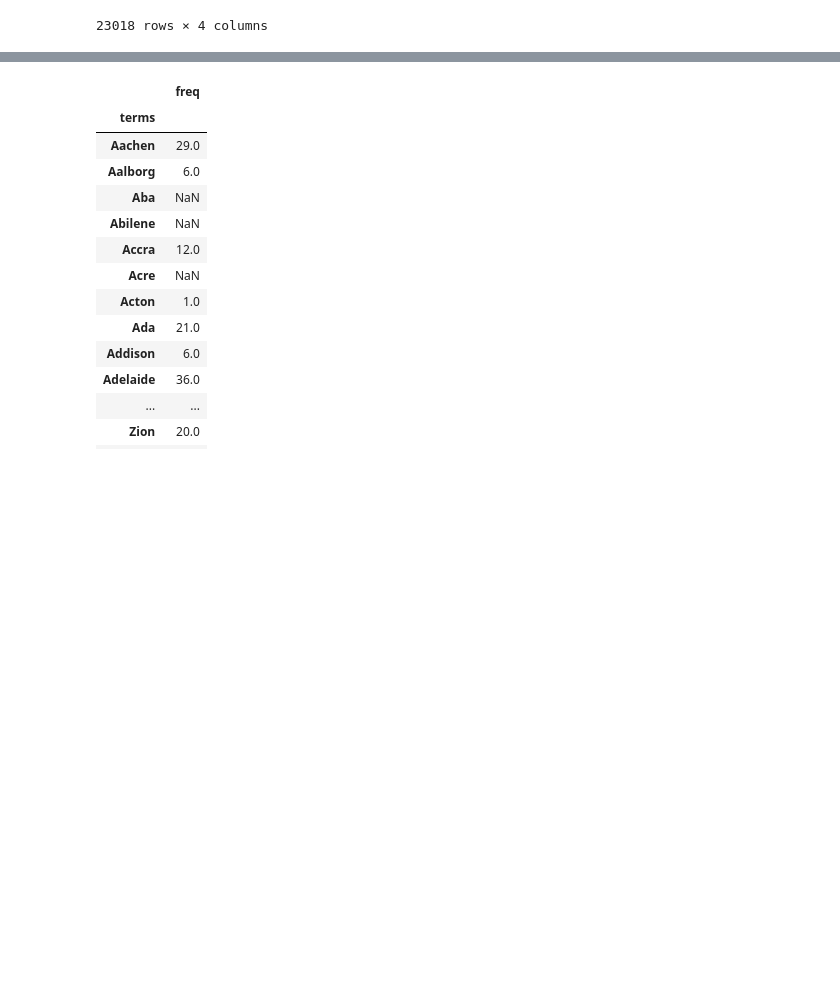
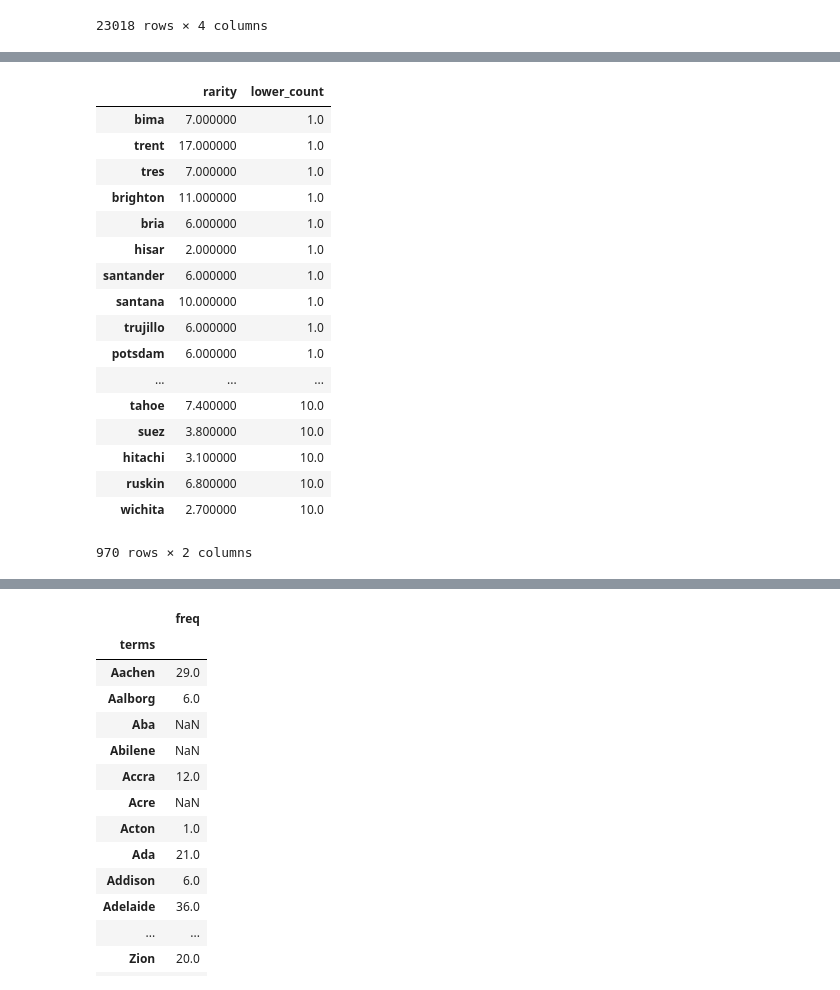
Before and after one commit to avsolatorio/kaggle-quora-question-pairs, a Jupyter notebook: src/Quora Question Pairs EDA.ipynb, the cells around one changed output, grey strips where cells are left out. Drawn from its saved outputs; the diff is of its cells as text; code cells hidden in the pictures; blank space fills up the shorter version.

```diff
--- a/src/Quora Question Pairs EDA.ipynb
+++ b/src/Quora Question Pairs EDA.ipynb
@@ -161,0 +213,43 @@ Name: Sofia, dtype: int64
+# %%
+capital_tokens = pd.Series(sorted({j for i in capital_subcountry_cities.str.split().tolist() for j in i}))
+
+
+title_tokens = tokens_df.ix[capital_tokens.ix[capital_tokens.str.istitle()]].dropna()
+lower_tokens = tokens_df.ix[capital_tokens.ix[capital_tokens.str.istitle()].str.lower()].dropna()
+
+normalization_candidates = title_tokens.index.str.lower().intersection(lower_tokens.index)
+
+# w = title_tokens.ix[normalization_candidates.str.title()].copy().dropna()
+# w.index = normalization_candidates
+# pd.concat([w, lower_tokens.ix[normalization_candidates].dropna()], axis=1)
+# # lower_tokens.ix[normalization_candidates].shape, w.shape
+
+lower_to_title = {}
+
+for i in normalization_candidates:
+    lower_rarity = int(title_tokens.ix[i.title()].values[0]) / float(lower_tokens.ix[i].values[0])
+    lower_to_title[i] = (lower_rarity, int(lower_tokens.ix[i].values[0]))
+
+lower_to_title = pd.DataFrame(lower_to_title, index=['rarity', 'lower_count']).T
+lower_to_title.sort_values('lower_count',ascending=True, inplace=True)
+# %%
+lower_to_title[(lower_to_title.lower_count <= 10) & (lower_to_title.rarity > 1)]
+# %% [output]
+|  | rarity | lower_count |
+| bima | 7.000000 | 1.0 |
+| trent | 17.000000 | 1.0 |
+| tres | 7.000000 | 1.0 |
+| brighton | 11.000000 | 1.0 |
+| bria | 6.000000 | 1.0 |
+| hisar | 2.000000 | 1.0 |
+| santander | 6.000000 | 1.0 |
+| santana | 10.000000 | 1.0 |
+| trujillo | 6.000000 | 1.0 |
+| potsdam | 6.000000 | 1.0 |
+| ... | ... | ... |
+| tahoe | 7.400000 | 10.0 |
+| suez | 3.800000 | 10.0 |
+| hitachi | 3.100000 | 10.0 |
+| ruskin | 6.800000 | 10.0 |
+| wichita | 2.700000 | 10.0 |
+970 rows × 2 columns
```
Also changed, not shown: parts of 9 cells of this notebook, 4 other files.
